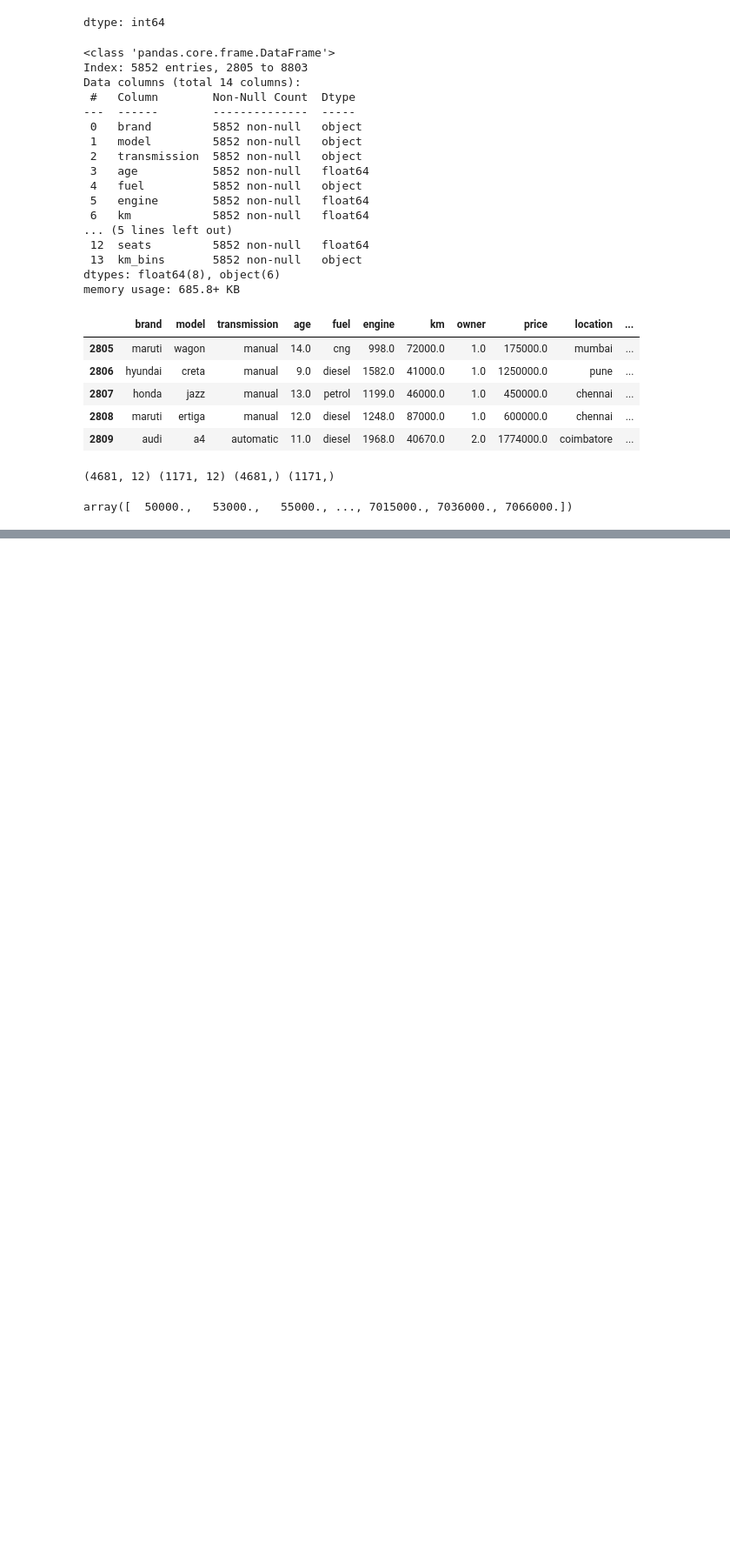
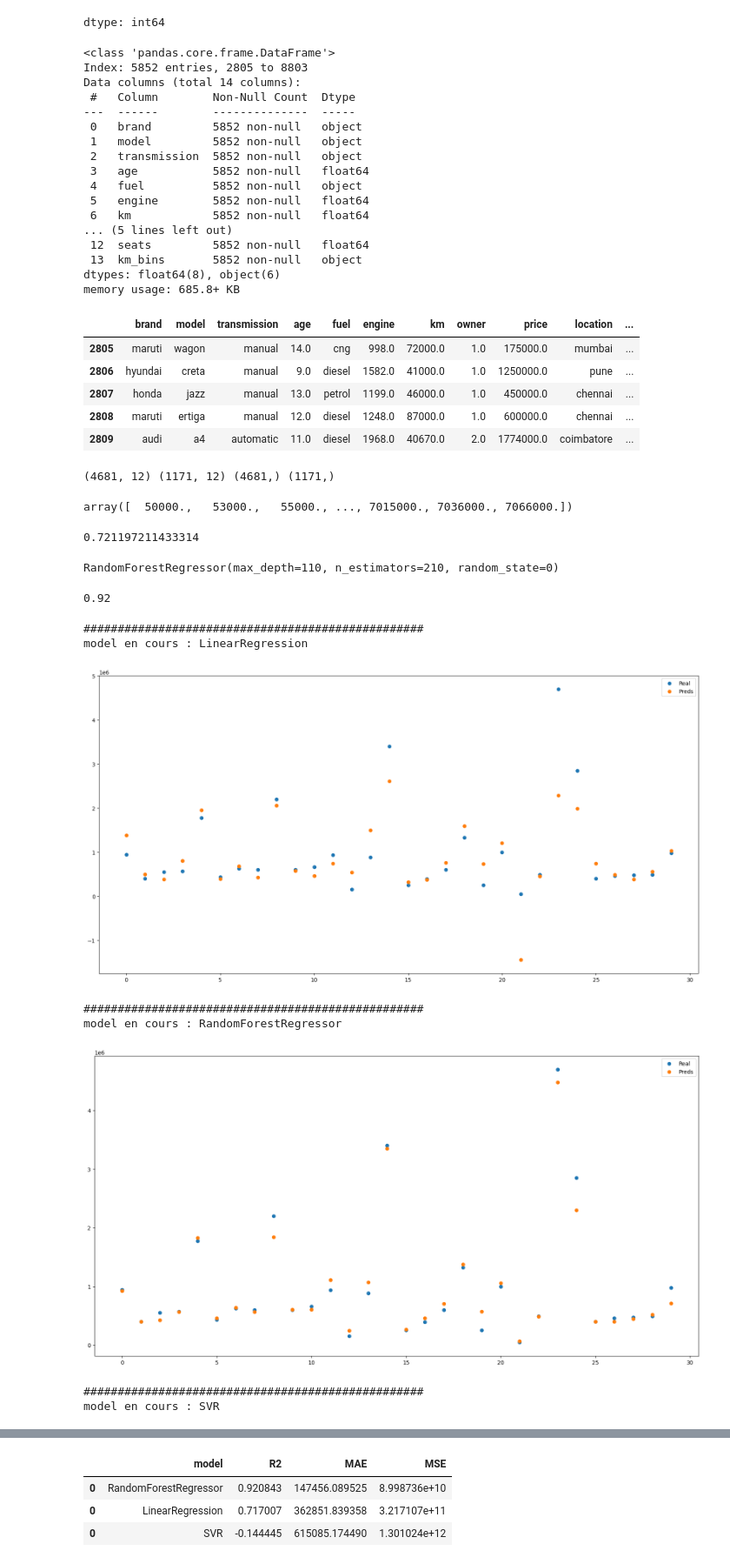
Before and after one commit to amiraydin/Paris8M2, a Jupyter notebook: Car_Sales.ipynb, the cells around one changed output, grey strips where cells are left out. Shown at 87% size. Drawn from its saved outputs; the diff is of its cells as text; code cells hidden in the pictures; blank space fills up the shorter version.

```diff
--- a/Car_Sales.ipynb
+++ b/Car_Sales.ipynb
@@ -344,11 +354,11 @@ from sklearn.preprocessing import LabelEncoder
 # %%
 le = LabelEncoder()
 # %%
-df['brand'] = le.fit_transform(df['brand'])
-df['fuel'] = le.fit_transform(df['fuel'])
-df['transmission'] = le.fit_transform(df['transmission'])
-df['location'] = le.fit_transform(df['location'])
-df['km_bins'] = le.fit_transform(df['km_bins'])
+df.loc[:,'brand'] = le.fit_transform(df['brand'])
+df.loc[:,'fuel'] = le.fit_transform(df['fuel'])
+df.loc[:,'transmission'] = le.fit_transform(df['transmission'])
+df.loc[:,'location'] = le.fit_transform(df['location'])
+df.loc[:,'km_bins'] = le.fit_transform(df['km_bins'])
 # %%
 X = df.drop(['price','model'],axis=1)
 Y = df['price']
@@ -401,0 +386,53 @@ score.update({'Decision Tree': [train_score_d, val_score_d, test_score_d, precis
+# %%
+from sklearn.linear_model import LinearRegression
+reg = LinearRegression().fit(x_train, y_train)
+reg.score(x_train, y_train)
+# %% [output]
+0.721197211433314
+# %%
+regr = RandomForestRegressor(max_depth=110, n_estimators=210, random_state=0)
+regr.fit(x_train, y_train)
+# %% [output]
+RandomForestRegressor(max_depth=110, n_estimators=210, random_state=0)
+# %%
+y_pred = regr.predict(x_test)
+score = r2_score(y_test, y_pred)
+round(score, 2)
+# %% [output]
+0.92
+# %%
+models = {
+  'LinearRegression' : linear_model.LinearRegression(),
+  'RandomForestRegressor' : RandomForestRegressor(),
+  'SVR' : SVR()
+}
+# %%
+scores_df = pd.DataFrame()
+for model_name, model in models.items() :
+  print('#'*50)
+  print('model en cours :', model_name)
+  model.fit(x_train, y_train)
+  predictions = model.predict(x_test)
+  scores_df = pd.concat([
+      scores_df,
+      pd.DataFrame([{
+          'model' : model_name,
+          'R2' : r2_score(y_test, predictions),
+          'MAE' : mean_absolute_error(y_test, predictions),
+          'MSE' : mean_squared_error(y_test, predictions)
+      }])
+  ], axis=0)
+  plt.figure(figsize=(20, 10))
+  plt.scatter(x=range(30), y=y_test[:30], label='Real')
+  plt.scatter(x=range(30), y=predictions[:30], label='Preds')
+  plt.legend()
+  plt.show()
+# %% [output]
+##################################################
+model en cours : LinearRegression
+[figure, added]
+##################################################
+model en cours : RandomForestRegressor
+[figure, added]
+##################################################
+model en cours : SVR
@@ -401,0 +440,7 @@ score.update({'Decision Tree': [train_score_d, val_score_d, test_score_d, precis
+# %%
+scores_df.sort_values('R2', ascending=False)
+# %% [output]
+|  | model | R2 | MAE | MSE |
+| 0 | RandomForestRegressor | 0.920843 | 147456.089525 | 8.998736e+10 |
+| 0 | LinearRegression | 0.717007 | 362851.839358 | 3.217107e+11 |
+| 0 | SVR | -0.144445 | 615085.174490 | 1.301024e+12 |
```
Also changed, not shown: parts of 22 cells of this notebook.
